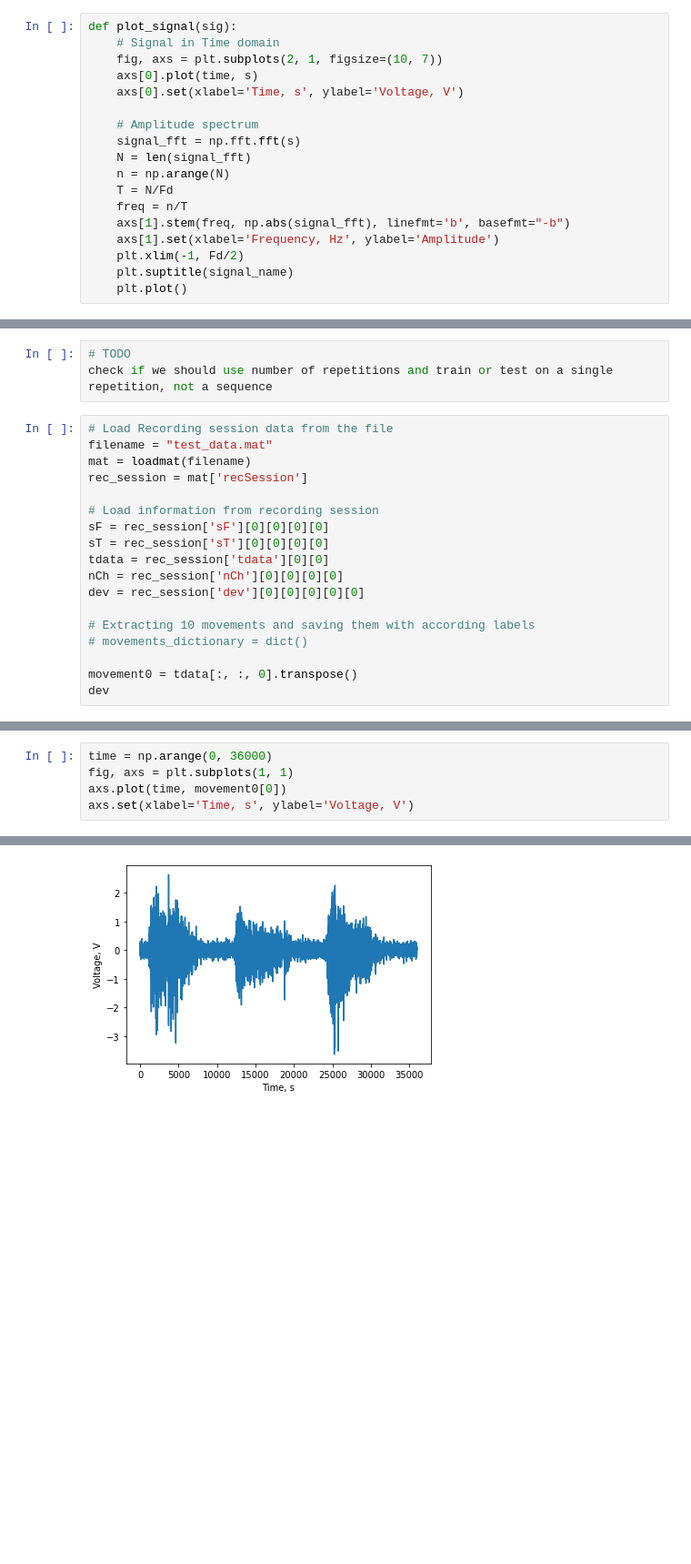
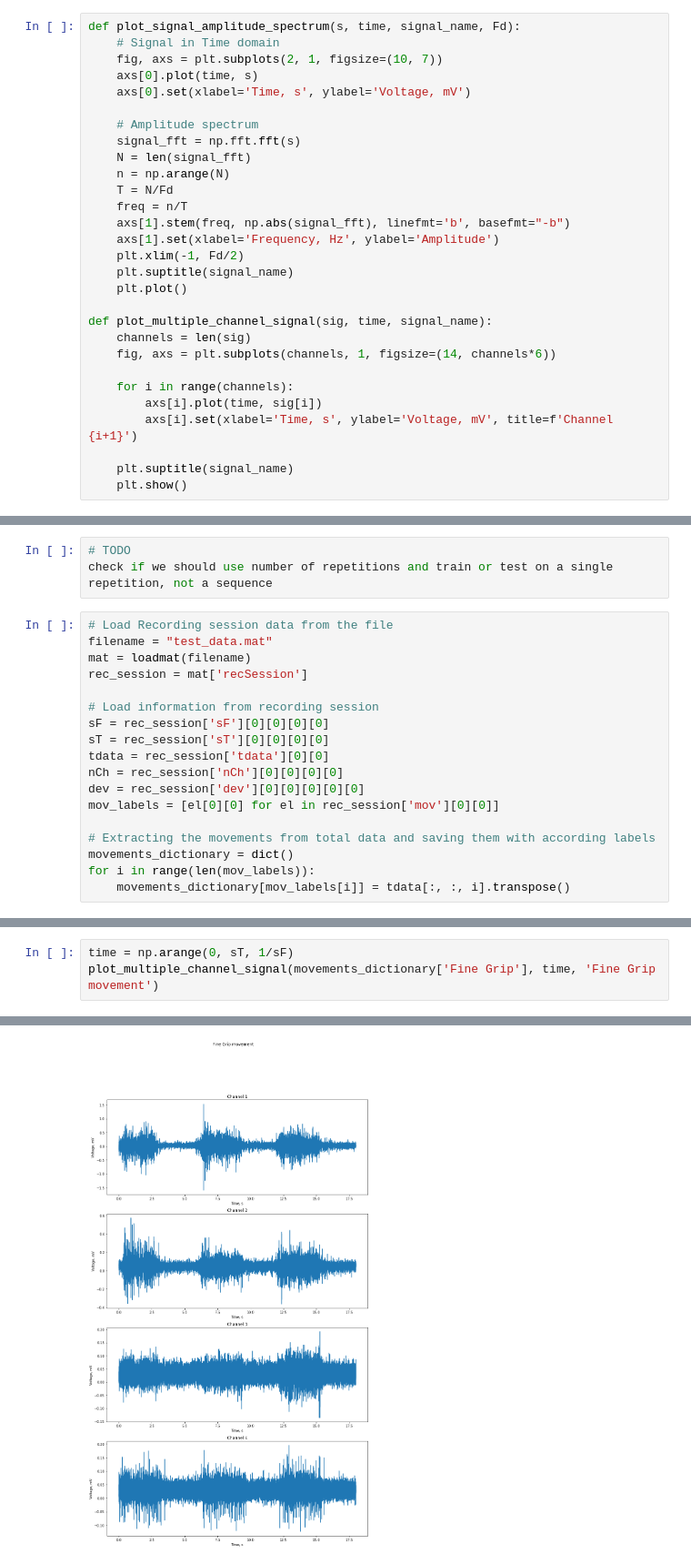
Before and after one commit to dariaomelkina/bionics_project, a Jupyter notebook: src/EMG_processing.ipynb, the cells around one changed output, grey strips where cells are left out. Shown at 91% size. Drawn from its saved outputs; the diff is of its cells as text; blank space fills up the shorter version.

```diff
--- a/src/EMG_processing.ipynb
+++ b/src/EMG_processing.ipynb
@@ -25,11 +38,11 @@ import matplotlib.pyplot as plt
 # %% [markdown]
 Helper functions.
 # %%
-def plot_signal(sig):
+def plot_signal_amplitude_spectrum(s, time, signal_name, Fd):
     # Signal in Time domain
     fig, axs = plt.subplots(2, 1, figsize=(10, 7))
     axs[0].plot(time, s)
-    axs[0].set(xlabel='Time, s', ylabel='Voltage, V')
+    axs[0].set(xlabel='Time, s', ylabel='Voltage, mV')
 
     # Amplitude spectrum
     signal_fft = np.fft.fft(s)
@@ -42,4 +55,15 @@ def plot_signal(sig):
     plt.xlim(-1, Fd/2)
     plt.suptitle(signal_name)
     plt.plot()
+
+def plot_multiple_channel_signal(sig, time, signal_name):
+    channels = len(sig)
+    fig, axs = plt.subplots(channels, 1, figsize=(14, channels*6))
+
+    for i in range(channels):
+        axs[i].plot(time, sig[i])
+        axs[i].set(xlabel='Time, s', ylabel='Voltage, mV', title=f'Channel {i+1}')
+
+    plt.suptitle(signal_name)
+    plt.show()
 # %% [markdown]
@@ -115,9 +137,9 @@ sT = rec_session['sT'][0][0][0][0]
 tdata = rec_session['tdata'][0][0]
 nCh = rec_session['nCh'][0][0][0][0]
 dev = rec_session['dev'][0][0][0][0][0]
+mov_labels = [el[0][0] for el in rec_session['mov'][0][0]]
 
-# Extracting 10 movements and saving them with according labels
-# movements_dictionary = dict()
-
-movement0 = tdata[:, :, 0].transpose()
-dev
+# Extracting the movements from total data and saving them with according labels
+movements_dictionary = dict()
+for i in range(len(mov_labels)):
+    movements_dictionary[mov_labels[i]] = tdata[:, :, i].transpose()
@@ -136,6 +168,4 @@ Info about data:
 # %%
-time = np.arange(0, 36000)
-fig, axs = plt.subplots(1, 1)
-axs.plot(time, movement0[0])
-axs.set(xlabel='Time, s', ylabel='Voltage, V')
+time = np.arange(0, sT, 1/sF)
+plot_multiple_channel_signal(movements_dictionary['Fine Grip'], time, 'Fine Grip movement')
 # %% [output]
@@ -143 +172 @@ axs.set(xlabel='Time, s', ylabel='Voltage, V')
-[figure, old version]
+[figure, new version]
```
Also changed, not shown: parts of 48 cells of this notebook, 2 other files.
